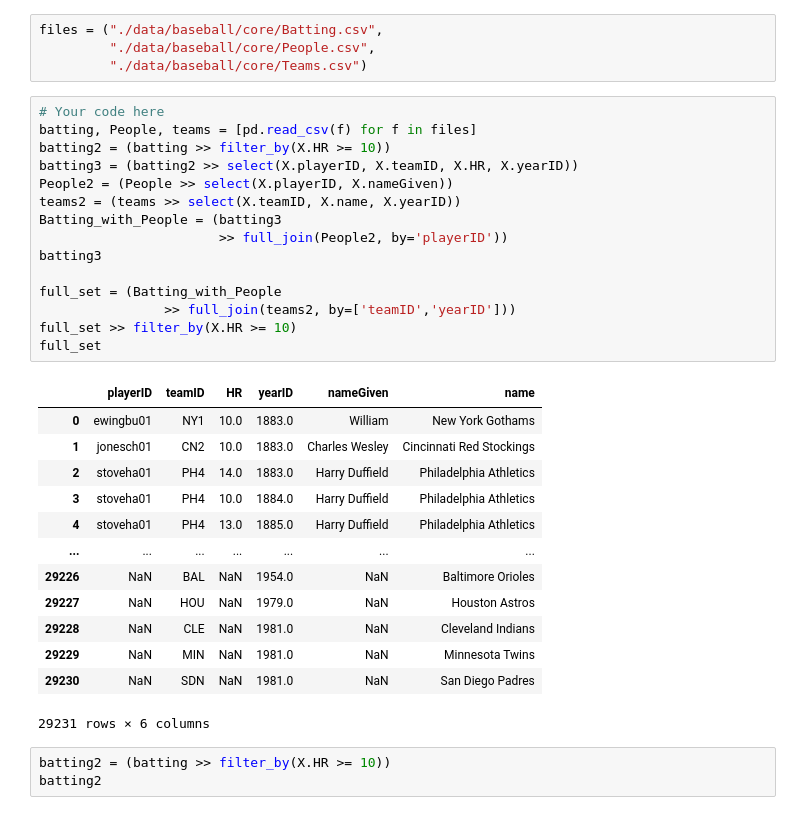
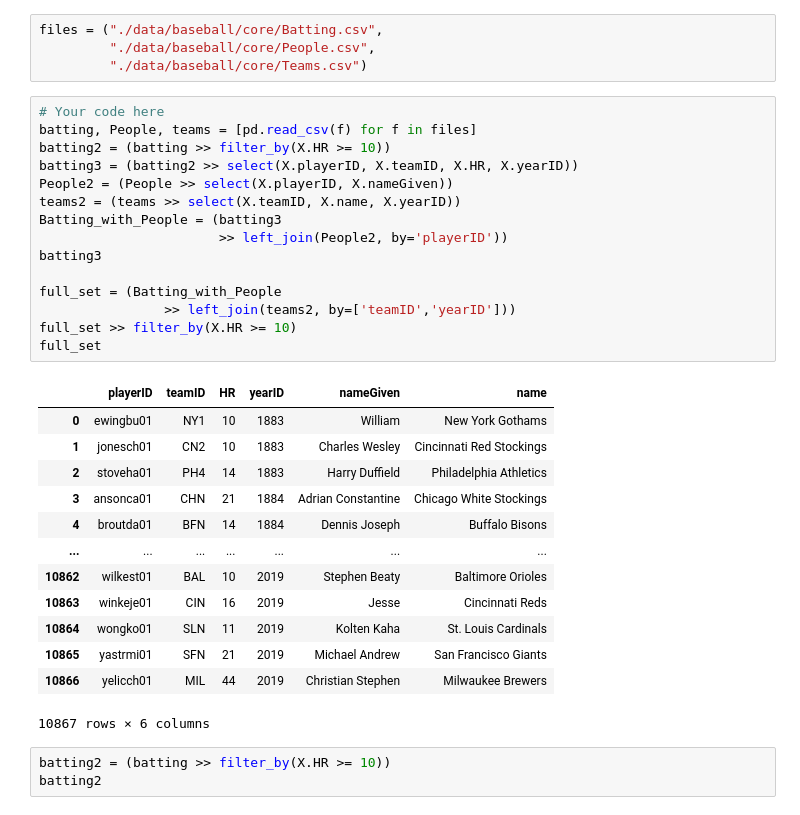
Before and after one commit to HesitantAlien203/module2_intro_to_pandas, a Jupyter notebook: 2_9_2_joining_tables_in_dfply.ipynb, the cells around one changed output. Drawn from its saved outputs; the diff is of its cells as text.

Commit message:
CHanged join type

```diff
--- a/2_9_2_joining_tables_in_dfply.ipynb
+++ b/2_9_2_joining_tables_in_dfply.ipynb
@@ -353,32 +353,32 @@ files = ("./data/baseball/core/Batting.csv",
 # %%
 # Your code here
 batting, People, teams = [pd.read_csv(f) for f in files]
 batting2 = (batting >> filter_by(X.HR >= 10))
 batting3 = (batting2 >> select(X.playerID, X.teamID, X.HR, X.yearID))
 People2 = (People >> select(X.playerID, X.nameGiven))
 teams2 = (teams >> select(X.teamID, X.name, X.yearID))
 Batting_with_People = (batting3
-                       >> full_join(People2, by='playerID'))
+                       >> left_join(People2, by='playerID'))
 batting3
 
 full_set = (Batting_with_People
-                >> full_join(teams2, by=['teamID','yearID']))
+                >> left_join(teams2, by=['teamID','yearID']))
 full_set >> filter_by(X.HR >= 10)
 full_set
 # %% [output]
 |  | playerID | teamID | HR | yearID | nameGiven | name |
-| 0 | ewingbu01 | NY1 | 10.0 | 1883.0 | William | New York Gothams |
-| 1 | jonesch01 | CN2 | 10.0 | 1883.0 | Charles Wesley | Cincinnati Red Stockings |
-| 2 | stoveha01 | PH4 | 14.0 | 1883.0 | Harry Duffield | Philadelphia Athletics |
-| 3 | stoveha01 | PH4 | 10.0 | 1884.0 | Harry Duffield | Philadelphia Athletics |
-| 4 | stoveha01 | PH4 | 13.0 | 1885.0 | Harry Duffield | Philadelphia Athletics |
+| 0 | ewingbu01 | NY1 | 10 | 1883 | William | New York Gothams |
+| 1 | jonesch01 | CN2 | 10 | 1883 | Charles Wesley | Cincinnati Red Stockings |
+| 2 | stoveha01 | PH4 | 14 | 1883 | Harry Duffield | Philadelphia Athletics |
+| 3 | ansonca01 | CHN | 21 | 1884 | Adrian Constantine | Chicago White Stockings |
+| 4 | broutda01 | BFN | 14 | 1884 | Dennis Joseph | Buffalo Bisons |
 | ... | ... | ... | ... | ... | ... | ... |
-| 29226 | NaN | BAL | NaN | 1954.0 | NaN | Baltimore Orioles |
-| 29227 | NaN | HOU | NaN | 1979.0 | NaN | Houston Astros |
-| 29228 | NaN | CLE | NaN | 1981.0 | NaN | Cleveland Indians |
-| 29229 | NaN | MIN | NaN | 1981.0 | NaN | Minnesota Twins |
-| 29230 | NaN | SDN | NaN | 1981.0 | NaN | San Diego Padres |
+| 10862 | wilkest01 | BAL | 10 | 2019 | Stephen Beaty | Baltimore Orioles |
+| 10863 | winkeje01 | CIN | 16 | 2019 | Jesse | Cincinnati Reds |
+| 10864 | wongko01 | SLN | 11 | 2019 | Kolten Kaha | St. Louis Cardinals |
+| 10865 | yastrmi01 | SFN | 21 | 2019 | Michael Andrew | San Francisco Giants |
+| 10866 | yelicch01 | MIL | 44 | 2019 | Christian Stephen | Milwaukee Brewers |
-29231 rows × 6 columns
+10867 rows × 6 columns
 # %%
 batting2 = (batting >> filter_by(X.HR >= 10))
 batting2
```
